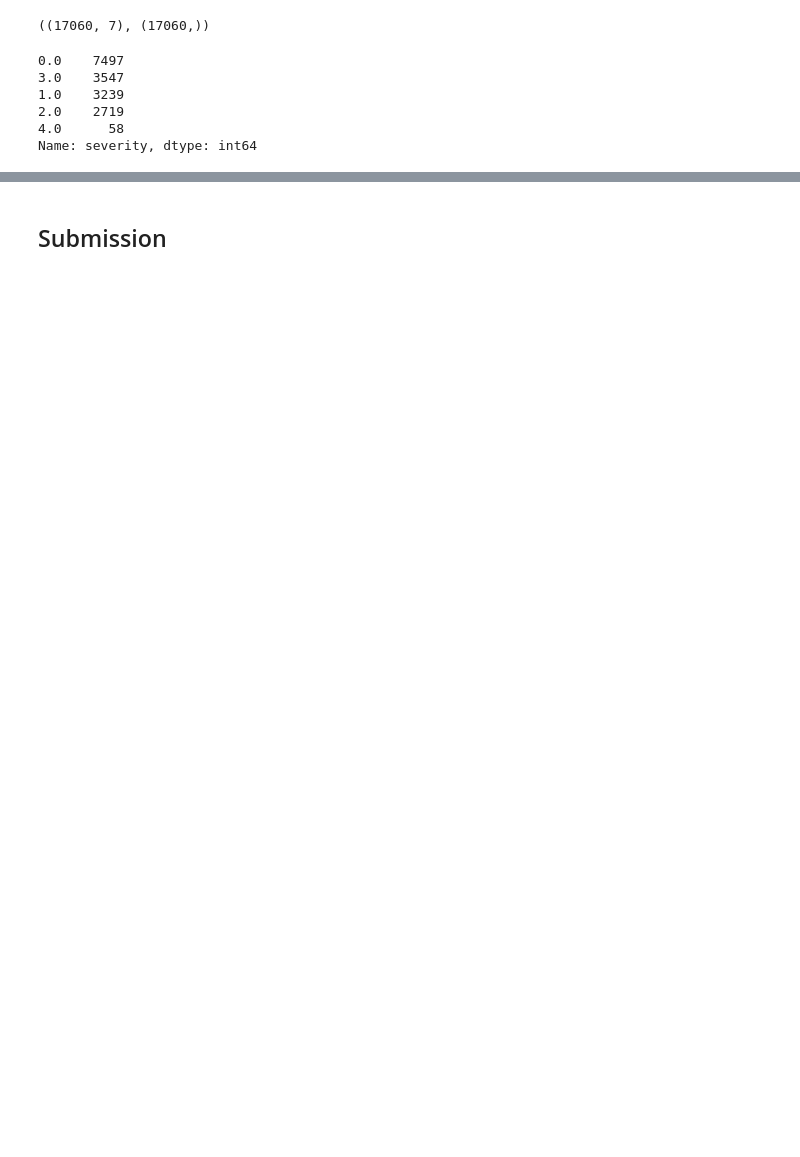
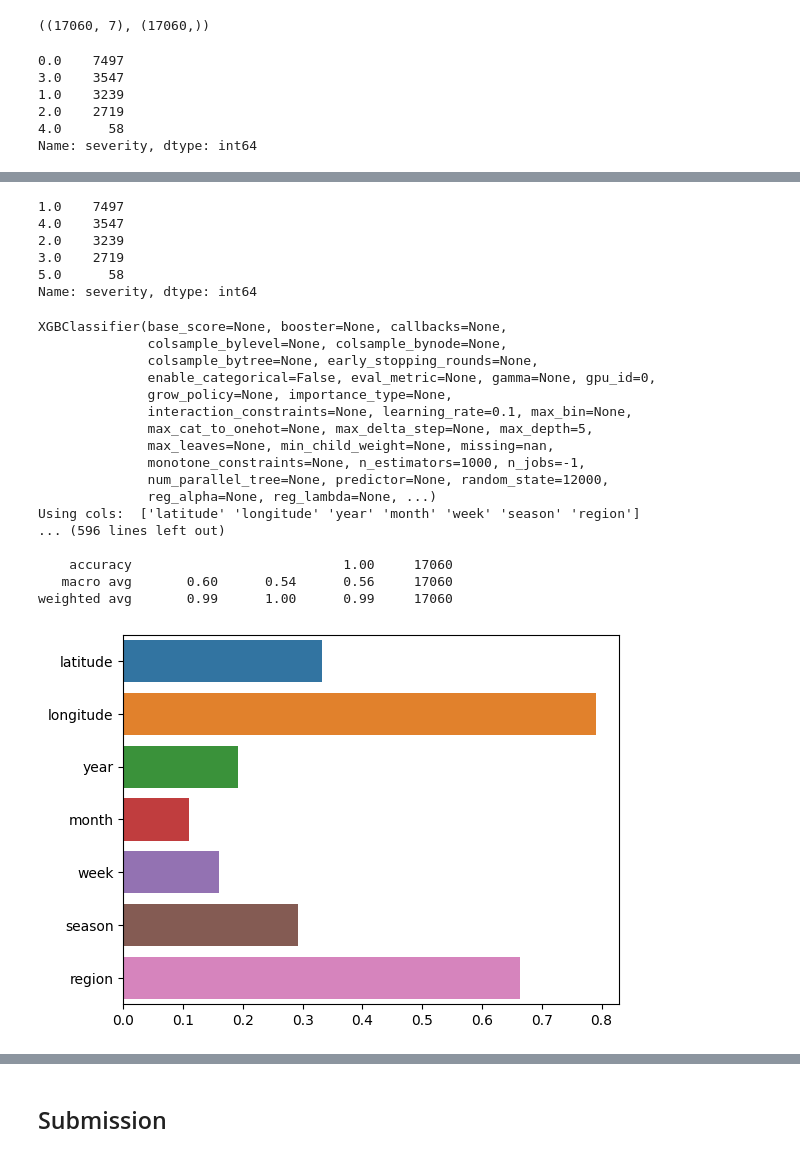
Before and after one commit to k-loki/Algal-bloom-Identification, a Jupyter notebook: notebooks/mt_data_again.ipynb, the cells around one changed output, grey strips where cells are left out. Drawn from its saved outputs; the diff is of its cells as text; code cells hidden in the pictures; blank space fills up the shorter version.

```diff
--- a/notebooks/mt_data_again.ipynb
+++ b/notebooks/mt_data_again.ipynb
@@ -1311,0 +1315,15 @@ array([[3., 3., 3., ..., 3., 3., 3.],
+# %%
+y_train_one, y_val_one = onehot(y_train, y_val, 1)
+y_train_two, y_val_two = onehot(y_train, y_val, 2)
+y_train_three, y_val_three = onehot(y_train, y_val, 3)
+y_train_four, y_val_four = onehot(y_train, y_val, 4)
+y_train_five, y_val_five = onehot(y_train, y_val, 5)
+
+
+all_y_train_ones = pd.concat([y_train_one, y_val_one], axis=0)
+all_y_train_twos = pd.concat([y_train_two, y_val_two], axis=0)
+all_y_train_threes = pd.concat([y_train_three, y_val_three], axis=0)
+all_y_train_fours = pd.concat([y_train_four, y_val_four], axis=0)
+all_y_train_fives = pd.concat([y_train_five, y_val_five], axis=0)
+
+all_y_train_ones.value_counts(), all_y_train_twos.value_counts(), all_y_train_threes.value_counts(), all_y_train_fours.value_counts(), all_y_train_fives.value_counts()
@@ -1311,0 +1346,9 @@ array([[3., 3., 3., ..., 3., 3., 3.],
+# %%
+train_data.severity.value_counts()
+# %% [output]
+1.0    7497
+4.0    3547
+2.0    3239
+3.0    2719
+5.0      58
+Name: severity, dtype: int64
@@ -1311,0 +1357,52 @@ array([[3., 3., 3., ..., 3., 3., 3.],
+# %%
+test_preds_ones, train_preds_ones = some_1vrest_shit(all_X_train, all_y_train_ones, X_test)
+print("ones rmse: ", rmse(all_y_train_ones, train_preds_ones))
+print(all_y_train_ones.value_counts(normalize=True))
+analyize_matches(all_y_train_ones, train_preds_ones)
+
+print('*'*100)
+
+test_preds_twos, train_preds_twos = some_1vrest_shit(all_X_train, all_y_train_twos, X_test)
+print("twos rmse: ", rmse(all_y_train_twos, train_preds_twos))
+print(all_y_train_twos.value_counts(normalize=True))
+analyize_matches(all_y_train_twos, train_preds_twos)
+
+print('*'*100)
+
+test_preds_threes, train_preds_threes = some_1vrest_shit(all_X_train, all_y_train_threes, X_test)
+print("threes rmse: ", rmse(all_y_train_threes, train_preds_threes))
+print(all_y_train_threes.value_counts(normalize=True))
+analyize_matches(all_y_train_threes, train_preds_threes)
+
+print('*'*100)
+
+test_preds_fours, train_preds_fours = some_1vrest_shit(all_X_train, all_y_train_fours, X_test)
+print("fours rmse: ", rmse(all_y_train_fours, train_preds_fours))
+print(all_y_train_fours.value_counts(normalize=True))
+analyize_matches(all_y_train_fours, train_preds_fours)
+
+print('*'*100)
+
+test_preds_fives, train_preds_fives = some_1vrest_shit(all_X_train, all_y_train_fives, X_test)
+print("fives rmse: ", rmse(all_y_train_fives, train_preds_fives))
+print(all_y_train_fives.value_counts(normalize=True))
+analyize_matches(all_y_train_fives, train_preds_fives)
+# %% [output]
+XGBClassifier(base_score=None, booster=None, callbacks=None,
+              colsample_bylevel=None, colsample_bynode=None,
+              colsample_bytree=None, early_stopping_rounds=None,
+              enable_categorical=False, eval_metric=None, gamma=None, gpu_id=0,
+              grow_policy=None, importance_type=None,
+              interaction_constraints=None, learning_rate=0.1, max_bin=None,
+              max_cat_to_onehot=None, max_delta_step=None, max_depth=5,
+              max_leaves=None, min_child_weight=None, missing=nan,
+              monotone_constraints=None, n_estimators=1000, n_jobs=-1,
+              num_parallel_tree=None, predictor=None, random_state=12000,
+              reg_alpha=None, reg_lambda=None, ...)
+Using cols:  ['latitude' 'longitude' 'year' 'month' 'week' 'season' 'region']
+... (596 lines left out)
+
+    accuracy                           1.00     17060
+   macro avg       0.60      0.54      0.56     17060
+weighted avg       0.99      1.00      0.99     17060
+[figure, added]
```
Also changed, not shown: parts of 28 cells of this notebook.
